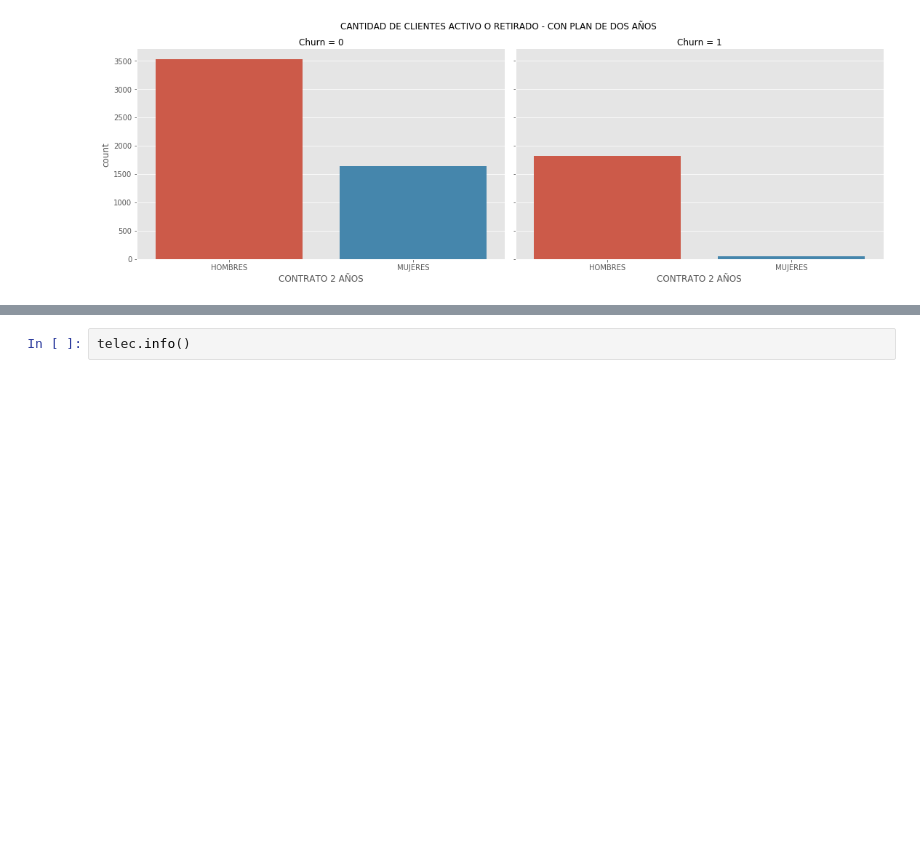
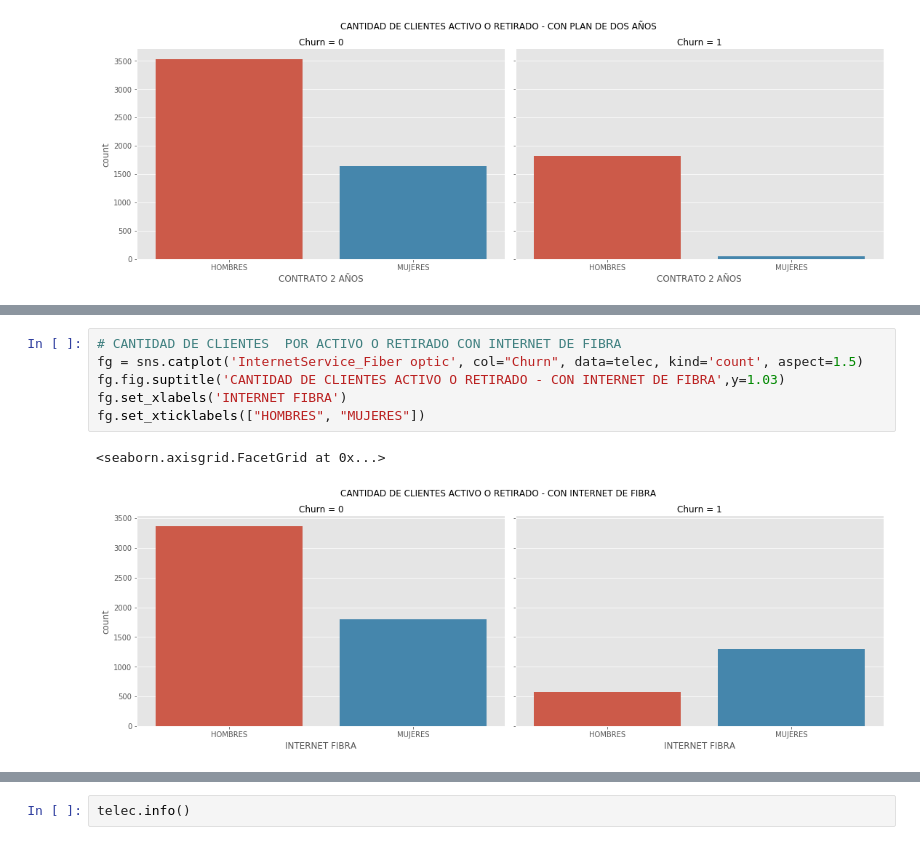
Before and after one commit to Ajimenezm1985/entregable4, a Jupyter notebook: ProyectoFinal.ipynb, the cells around one changed output, grey strips where cells are left out. Saved outputs shown, nothing was run; the diff lists cells and outputs as text; blank space fills up the shorter version.

```diff
--- a/ProyectoFinal.ipynb
+++ b/ProyectoFinal.ipynb
@@ -293,0 +303,9 @@ fg.set_xticklabels(["HOMBRES", "MUJERES"])
+# %%
+# CANTIDAD DE CLIENTES  POR ACTIVO O RETIRADO CON INTERNET DE FIBRA
+fg = sns.catplot('InternetService_Fiber optic', col="Churn", data=telec, kind='count', aspect=1.5)
+fg.fig.suptitle('CANTIDAD DE CLIENTES ACTIVO O RETIRADO - CON INTERNET DE FIBRA',y=1.03)
+fg.set_xlabels('INTERNET FIBRA')
+fg.set_xticklabels(["HOMBRES", "MUJERES"])
+# %% [output]
+<seaborn.axisgrid.FacetGrid at 0x...>
+[figure, added]
```
Also changed, not shown: parts of 3 cells of this notebook.
